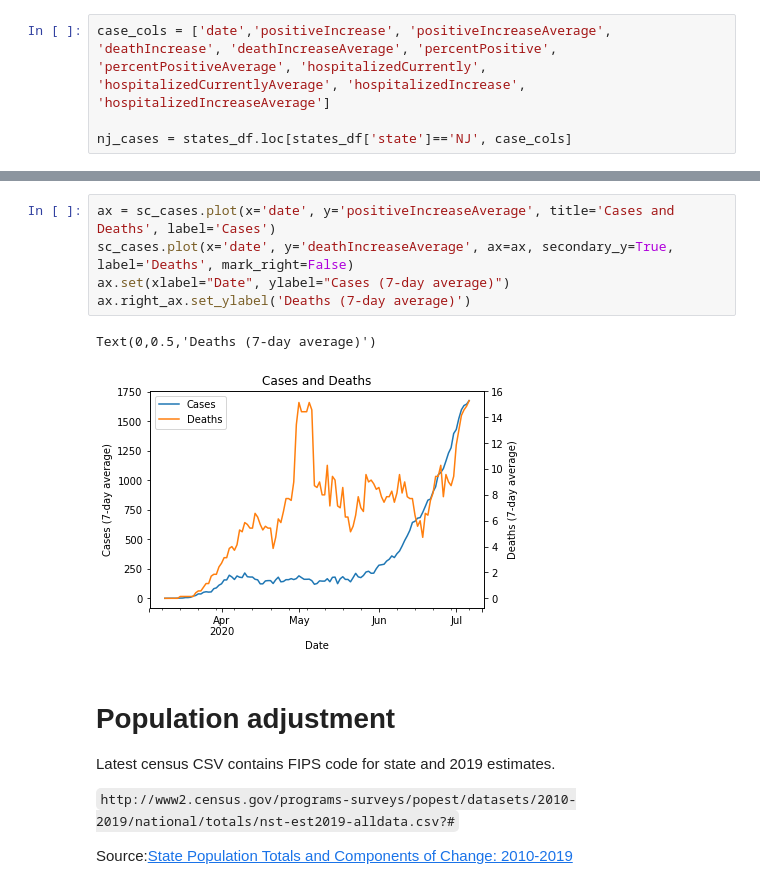
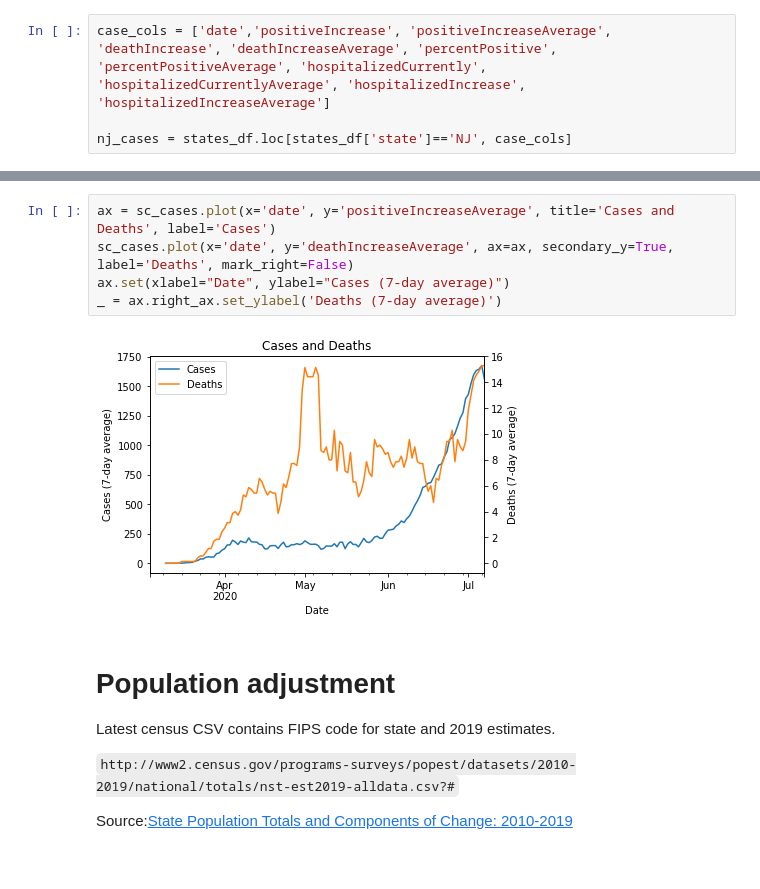
Before and after one commit to MikeHNJ/mhack-notebooks, a Jupyter notebook: covidtracking/Covid.ipynb, the cells around one changed output, grey strips where cells are left out. Cells and saved outputs as stored; diff of their text form.

```diff
--- a/covidtracking/Covid.ipynb
+++ b/covidtracking/Covid.ipynb
@@ -185,11 +185,10 @@ sc_cases[sc_cases['date']>= '2020-05-27'].plot(x='date', y=[ 'percentPositive',
 # %%
 ax = sc_cases.plot(x='date', y='positiveIncreaseAverage', title='Cases and Deaths', label='Cases')
 sc_cases.plot(x='date', y='deathIncreaseAverage', ax=ax, secondary_y=True, label='Deaths', mark_right=False)
 ax.set(xlabel="Date", ylabel="Cases (7-day average)")
-ax.right_ax.set_ylabel('Deaths (7-day average)')
+_ = ax.right_ax.set_ylabel('Deaths (7-day average)')
 # %% [output]
-Text(0,0.5,'Deaths (7-day average)')
-[figure, old version]
+[figure, new version]
 # %% [markdown]
 # Population adjustment
 
```
Also changed, not shown: parts of 18 cells of this notebook.
